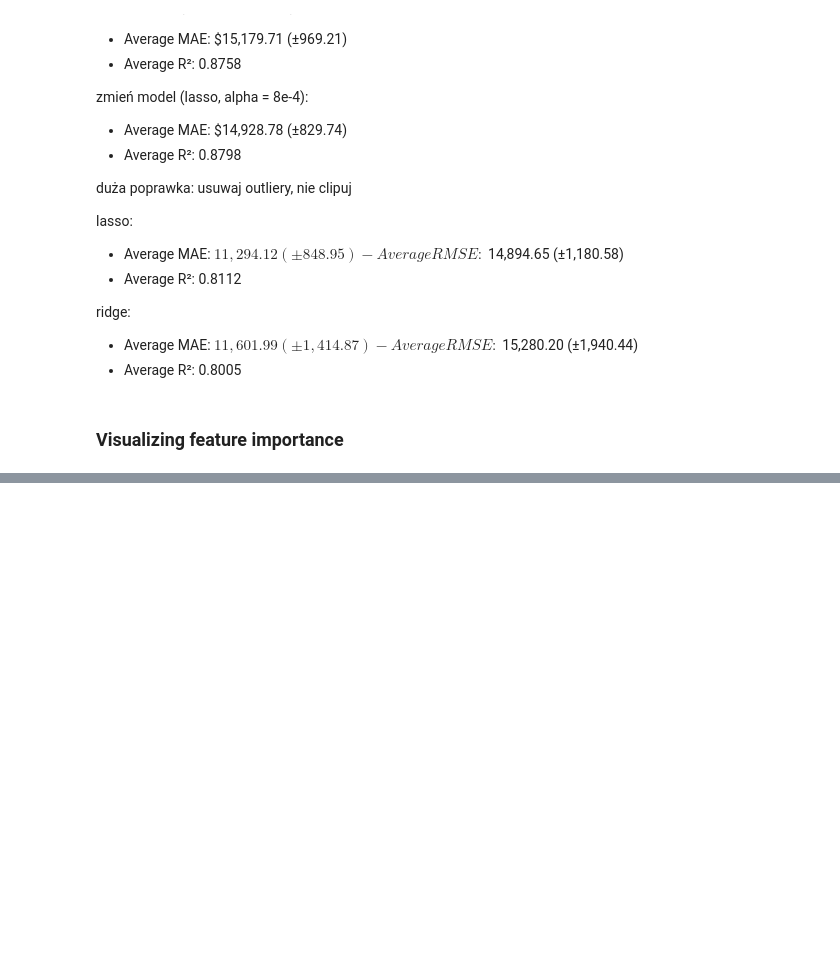
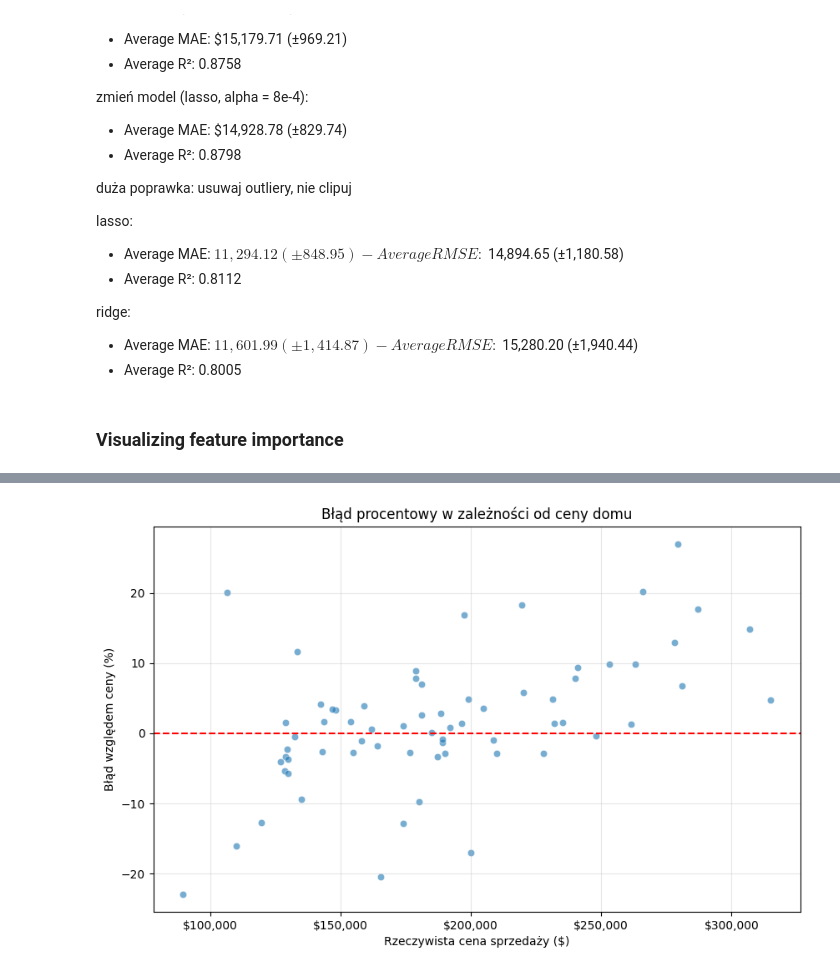
Before and after one commit to Patryk2208/wsi-regression, a Jupyter notebook: notebooks/2-run.ipynb, the cells around one changed output, grey strips where cells are left out. Drawn from its saved outputs; the diff is of its cells as text; code cells hidden in the pictures; blank space fills up the shorter version.

```diff
--- a/notebooks/2-run.ipynb
+++ b/notebooks/2-run.ipynb
@@ -166,0 +203,18 @@ Passing `palette` without assigning `hue` is deprecated and will be removed in v
+# %%
+def plot_relative_error(y_true, y_pred):
+    relative_error = ((y_true - y_pred) / y_true) * 100
+
+    plt.figure(figsize=(10, 6))
+    sns.scatterplot(x=y_true, y=relative_error, alpha=0.6)
+    plt.axhline(y=0, color='r', linestyle='--')
+
+    plt.title('Błąd procentowy w zależności od ceny domu')
+    plt.xlabel('Rzeczywista cena sprzedaży ($)')
+    plt.ylabel('Błąd względem ceny (%)')
+    plt.gca().xaxis.set_major_formatter(plt.FuncFormatter(lambda x, p: f'${x:,.0f}'))
+    plt.grid(True, alpha=0.3)
+    plt.show()
+
+plot_relative_error(y_test, preds)
+# %% [output]
+[figure, added]
```
Also changed, not shown: parts of 3 cells of this notebook, 4 other files.
